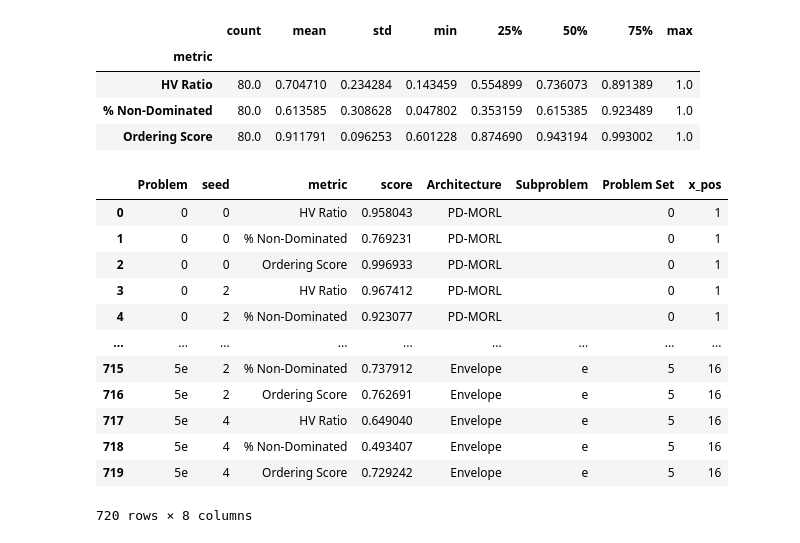
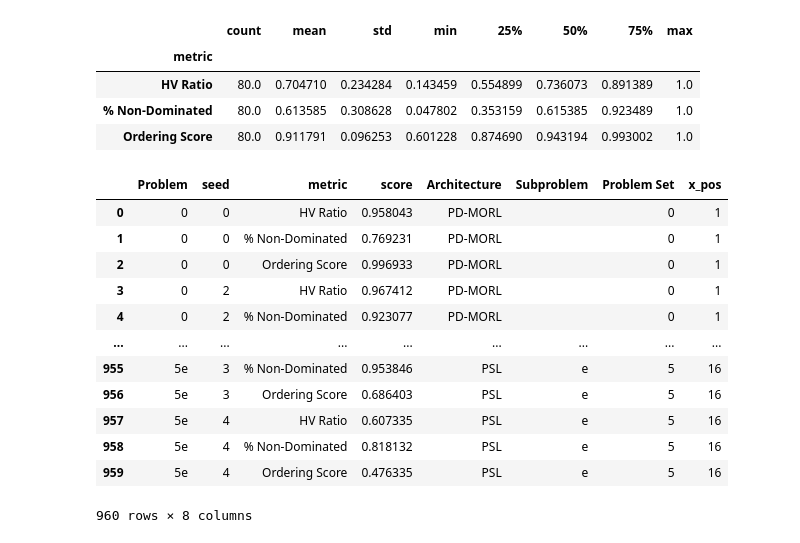
Before and after one commit to jzh001/GraphAllocBench, a Jupyter notebook: graphallocbench/examples/ijcai_fig2.ipynb, the cells around one changed output. Drawn from its saved outputs; the diff is of its cells as text; code cells hidden in the pictures.

Commit message:
update psl data

```diff
--- a/graphallocbench/examples/ijcai_fig2.ipynb
+++ b/graphallocbench/examples/ijcai_fig2.ipynb
@@ -10,6 +10,7 @@ os.makedirs(PLOT_DIR, exist_ok=True)
 pdmorl_file = 'data/pdmorl_stats.csv'
 pcpl_file = 'data/pcpl_stats.csv'
 envelope_file = 'data/envelope_stats.csv'
+psl_file = 'data/psl_stats.csv'
 # %%
 pdmorl = pd.read_csv(pdmorl_file)
 pdmorl
@@ -126,3 +127,8 @@ envelope_plot.groupby(by='metric', observed=True)['score'].describe()
 | HV Ratio | 80.0 | 0.375508 | 0.260273 | 0.011002 | 0.121602 | 0.415358 | 0.559945 | 0.913072 |
 | % Non-Dominated | 80.0 | 0.410398 | 0.284228 | 0.013736 | 0.153846 | 0.379121 | 0.671703 | 1.000000 |
 | Ordering Score | 80.0 | 0.763648 | 0.146463 | 0.351081 | 0.674874 | 0.763470 | 0.877991 | 0.996250 |
+# %%
+psl = pd.read_csv(psl_file)
+psl_plot = to_plot_df(psl)
+display(psl_plot.head(3))
+psl_plot.groupby(by='metric', observed=True)['score'].describe()
@@ -142,36 +158,37 @@ pcpl_plot.groupby(by=['metric'], observed=True)['score'].describe()
 # %%
 plot_df = pd.concat([
     pdmorl_plot.assign(Architecture='PD-MORL'),
     pcpl_plot.assign(Architecture='PCPL-PPO'),
     envelope_plot.assign(Architecture='Envelope'),
+    psl_plot.assign(Architecture='PSL'),
 ], ignore_index=True)
 plot_df['Architecture'] = pd.Categorical(
     plot_df['Architecture'],
-    categories=['PCPL-PPO', 'PD-MORL', 'Envelope'],
+    categories=['PCPL-PPO', 'PD-MORL', 'Envelope', 'PSL'],
     ordered=True,
 )
 plot_df['Subproblem'] = plot_df['Problem'].apply(lambda s: s[1:])
 plot_df['Problem Set'] = plot_df['Problem'].apply(lambda s: s[0])
 
 _problem_order = sorted(plot_df['Problem'].unique())
 plot_df['x_pos'] = plot_df['Problem'].map({p: i+1 for i, p in enumerate(_problem_order)})
 _sep_xintercepts = [1.5, 4.5, 7.5, 9.5, 11.5]
 _x_breaks = list(range(1, len(_problem_order) + 1))
 plot_df
 # %% [output]
 |  | Problem | seed | metric | score | Architecture | Subproblem | Problem Set | x_pos |
 | 0 | 0 | 0 | HV Ratio | 0.958043 | PD-MORL |  | 0 | 1 |
 | 1 | 0 | 0 | % Non-Dominated | 0.769231 | PD-MORL |  | 0 | 1 |
 | 2 | 0 | 0 | Ordering Score | 0.996933 | PD-MORL |  | 0 | 1 |
 | 3 | 0 | 2 | HV Ratio | 0.967412 | PD-MORL |  | 0 | 1 |
 | 4 | 0 | 2 | % Non-Dominated | 0.923077 | PD-MORL |  | 0 | 1 |
 | ... | ... | ... | ... | ... | ... | ... | ... | ... |
-| 715 | 5e | 2 | % Non-Dominated | 0.737912 | Envelope | e | 5 | 16 |
-| 716 | 5e | 2 | Ordering Score | 0.762691 | Envelope | e | 5 | 16 |
-| 717 | 5e | 4 | HV Ratio | 0.649040 | Envelope | e | 5 | 16 |
-| 718 | 5e | 4 | % Non-Dominated | 0.493407 | Envelope | e | 5 | 16 |
-| 719 | 5e | 4 | Ordering Score | 0.729242 | Envelope | e | 5 | 16 |
+| 955 | 5e | 3 | % Non-Dominated | 0.953846 | PSL | e | 5 | 16 |
+| 956 | 5e | 3 | Ordering Score | 0.686403 | PSL | e | 5 | 16 |
+| 957 | 5e | 4 | HV Ratio | 0.607335 | PSL | e | 5 | 16 |
+| 958 | 5e | 4 | % Non-Dominated | 0.818132 | PSL | e | 5 | 16 |
+| 959 | 5e | 4 | Ordering Score | 0.476335 | PSL | e | 5 | 16 |
-720 rows × 8 columns
+960 rows × 8 columns
 # %%
 p = (
     p9.ggplot(data=plot_df, mapping=p9.aes(x='x_pos', y='score', fill='Architecture', color='Architecture'))
```
Also changed, not shown: parts of 3 cells of this notebook, 21 other files.
